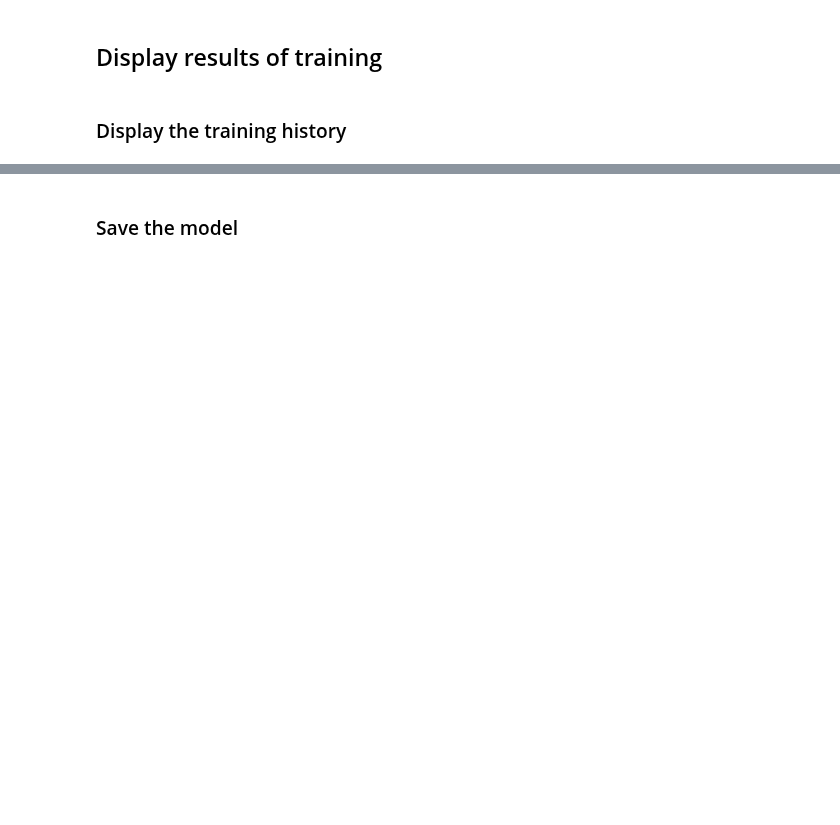
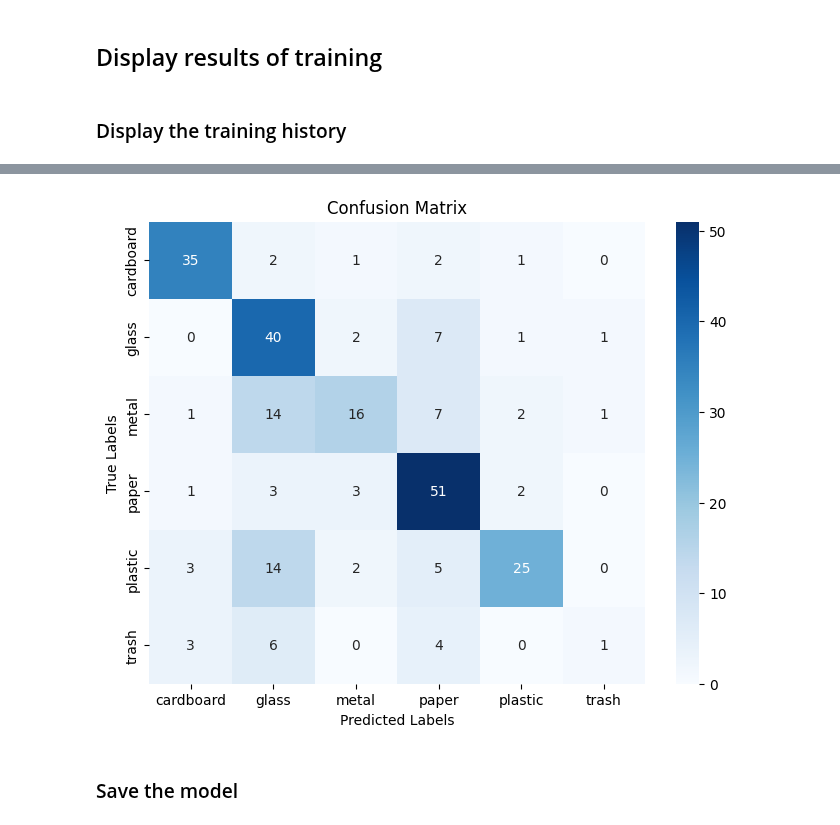
Before and after one commit to Mykhailo20/DS_Bootcamp_2023, a Jupyter notebook: Final_Project/Analysis/1_TF_Classification_DNN_Colab.ipynb, the cells around one changed output, grey strips where cells are left out. Saved outputs shown, nothing was run; the diff lists cells and outputs as text; code cells hidden in the pictures; blank space fills up the shorter version.

```diff
--- a/Final_Project/Analysis/1_TF_Classification_DNN_Colab.ipynb
+++ b/Final_Project/Analysis/1_TF_Classification_DNN_Colab.ipynb
@@ -1953,0 +1971,5 @@ plot_graphs(history=history, strings=['accuracy', 'loss'], filename='/content/gr
+# %%
+predictions = model.predict(test_generator)
+predicted_labels = np.argmax(predictions, axis=1)
+# Generate classification report
+print(classification_report(true_labels, predicted_labels, target_names=class_labels))
@@ -1954,3 +1990,17 @@ plot_graphs(history=history, strings=['accuracy', 'loss'], filename='/content/gr
+# %%
+conf_matrix = confusion_matrix(true_labels, predicted_labels)
+
+# Plot the heatmap
+plt.figure(figsize=(8, 6))
+# sns.set(font_scale=1.2)  # Adjust font size for better visualization
+sns.heatmap(conf_matrix, annot=True, fmt='g', cmap='Blues', xticklabels=class_labels, yticklabels=class_labels)
+plt.xlabel('Predicted Labels')
+plt.ylabel('True Labels')
+plt.title('Confusion Matrix')
+plt.savefig('/content/graphs/confusion_matrix.png')
+plt.show()
+# %% [output]
+[figure, added]
 # %% [markdown]
 ### Save the model
 # %%
```
Also changed, not shown: parts of 11 cells of this notebook.
